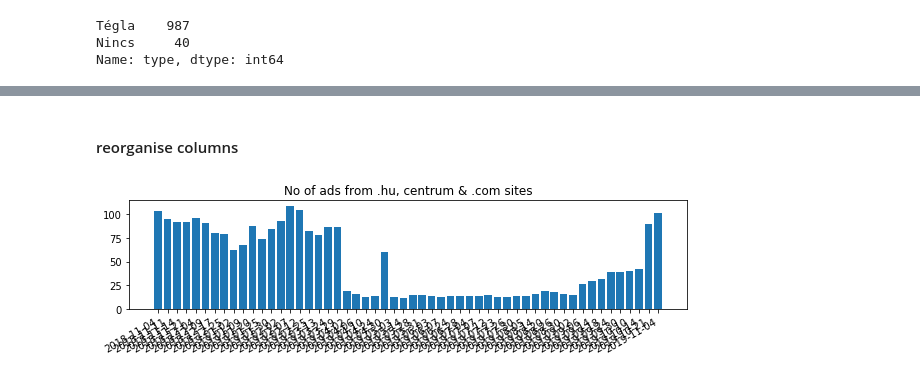
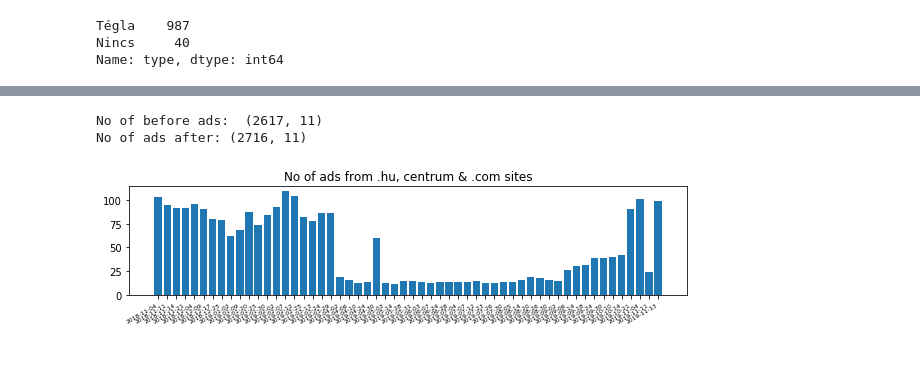
Before and after one commit to Htrismegistos/projectbuds, a Jupyter notebook: Hungarian_property/data_cleanup.ipynb, the cells around one changed output, grey strips where cells are left out. Drawn from its saved outputs; the diff is of its cells as text; code cells hidden in the pictures.

```diff
--- a/Hungarian_property/data_cleanup.ipynb
+++ b/Hungarian_property/data_cleanup.ipynb
@@ -9,6 +9,12 @@ import os
 import matplotlib.pyplot as plt
 from pandas.plotting import register_matplotlib_converters
 register_matplotlib_converters()
+# %%
+def to_df(source):
+    df = pd.DataFrame()
+    for i in source:
+        df = df.append(pd.read_csv(i), sort= True)
+    return df
 # %%
 #choose the file to import to df
 h = [i for i in os.listdir() if 'Hu_Vker' in i]
@@ -24,7 +30,8 @@ Cen ['Cen_Vker.csv', 'Cen_Vker2019-11-06.csv']
 # %%
-Hun = pd.read_csv(h[-1])
-Com = pd.read_csv(co[-1])
-Cen = pd.read_csv(ce[-1])
+#select the files to load
+Hun = to_df(h[-1:])
+Com = to_df(co[-1:])
+Cen = to_df(ce[-1:])
 print('Shape of Hun',Hun.shape)
 print('Shape of Com',Com.shape)
 print('Shape of Cen',Cen.shape)
@@ -170,6 +175,6 @@ Cen['price_sqm'] = Cen['price_sqm'].astype(int)
 # %% [markdown]
 #### create one DB
 # %%
-VkerDB = pd.concat([Hun,com,Cen], axis = 0, sort = True, ignore_index = True)
+VkerDB = pd.concat([Hun,Com,Cen], axis = 0, sort = True, ignore_index = True)
 VkerDB.shape
 # %% [output]
@@ -242,4 +239,2 @@ url               0
 dtype: int64
-# %% [markdown]
-#### reorganise columns
 # %%
@@ -246,6 +242,9 @@ dtype: int64
 VkerDB = VkerDB[['id', 'date', 'price', 'price_sqm', 'room', 'sqm','region','description','agency', 'source','url']]
 # %%
 Dbfull = pd.read_csv('VkerDB.csv')
-print('No of ads: ',Dbfull.shape)
+print('No of before ads: ',Dbfull.shape)
 alls = pd.concat([Dbfull,VkerDB], axis = 0, ignore_index= True)
-#alls.to_csv('VkerDB.csv', index=False, index_label=None)
+print('No of ads after: {}'.format(alls.shape))
+# %% [output]
+No of before ads:  (2617, 11)
+No of ads after: (2716, 11)
@@ -254,8 +256,8 @@ counts = sorted(zip(alls['date'].value_counts().index,alls['date'].value_counts(
 # %%
 fig = plt.figure(figsize=(10,2))
 plt.bar([i[0] for i in counts],[i[1] for i in counts])
 plt.title('No of ads from .hu, centrum & .com sites')
-plt.xticks(rotation=30, ha = 'right')
+plt.xticks(rotation=30, ha = 'right', fontsize = '6')
 plt.show()
 # %% [output]
-[figure, old version]
+[figure, new version]
```
Also changed, not shown: parts of 21 cells of this notebook, 31 other files.
